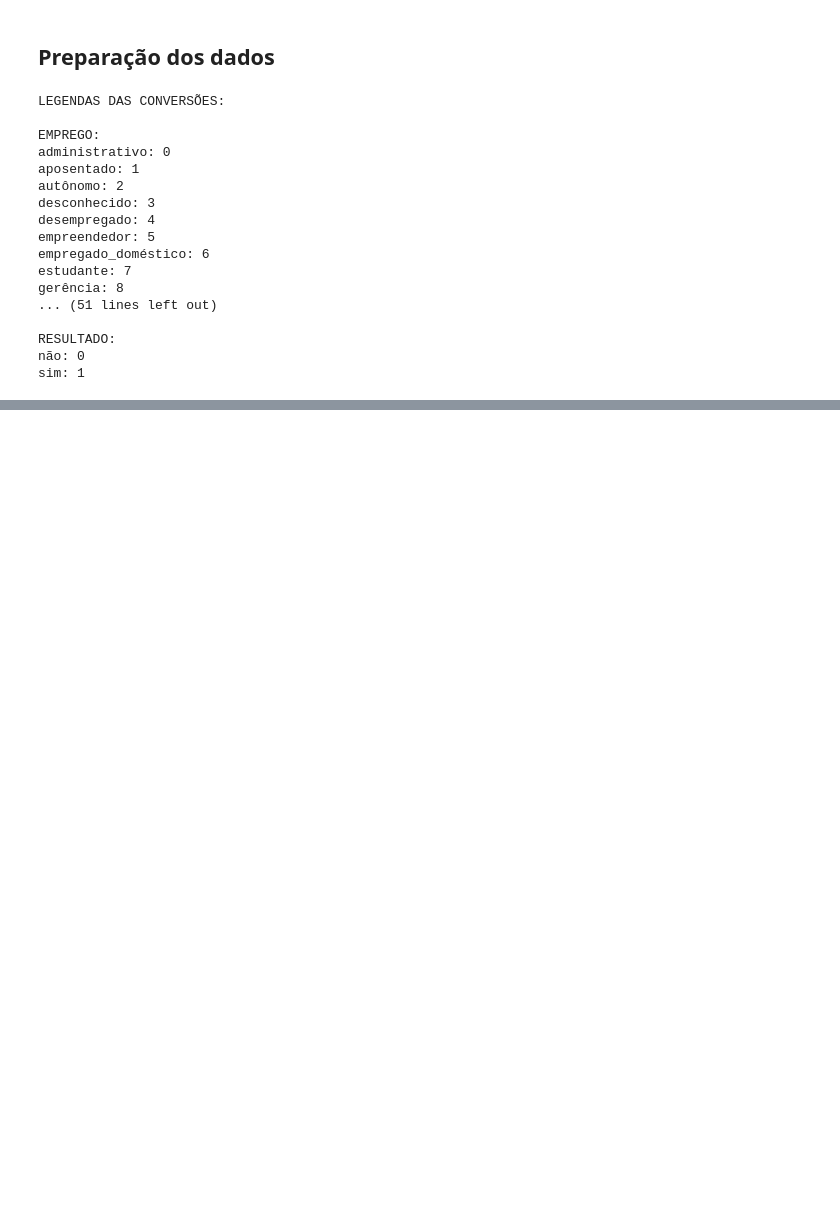
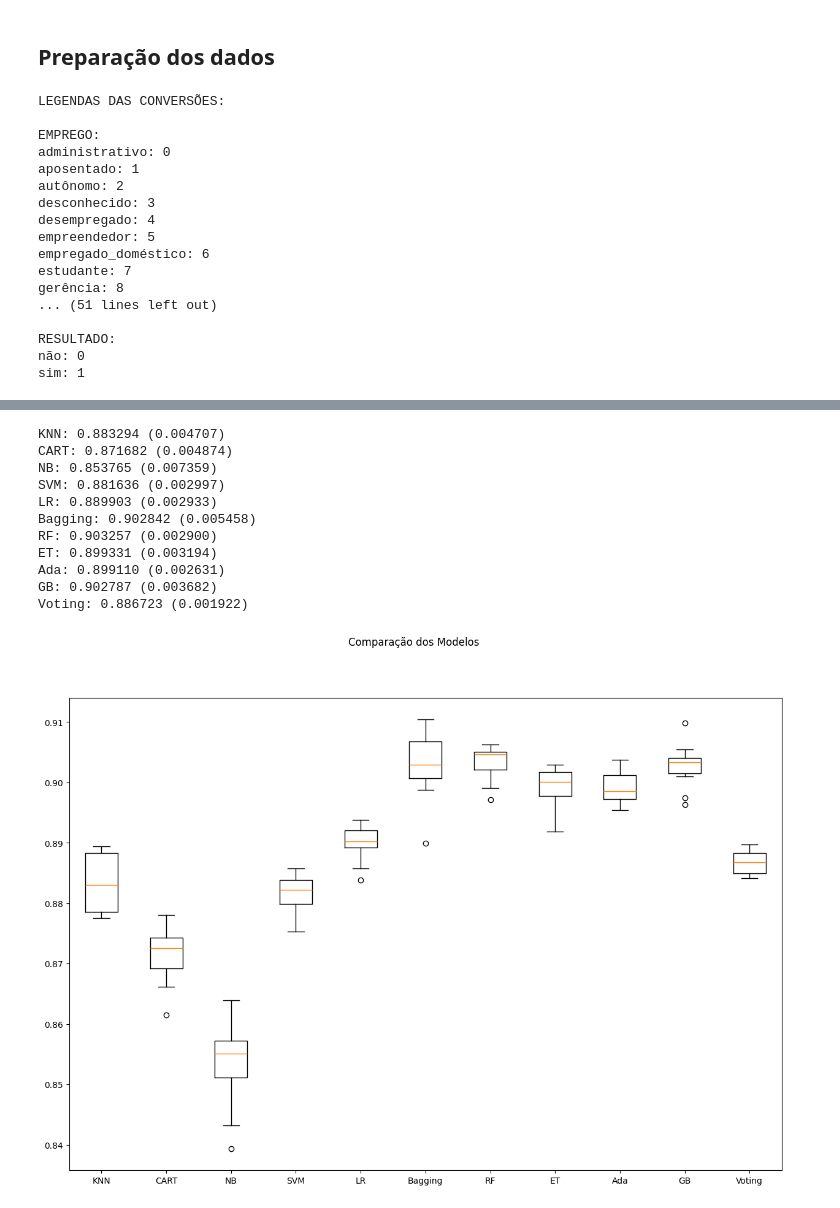
Before and after one commit to lucasdnk/MVP-puc, a Jupyter notebook: MVP.ipynb, the cells around one changed output, grey strips where cells are left out. Saved outputs shown, nothing was run; the diff lists cells and outputs as text; code cells hidden in the pictures; blank space fills up the shorter version.

```diff
--- a/MVP.ipynb
+++ b/MVP.ipynb
@@ -254,6 +268,7 @@ y = array[:,16] # classe (target)
 X_train, X_test, y_train, y_test = train_test_split(X, y, test_size=0.20, random_state=7) # faz a divisão
 
 # Criando os folds para a validação cruzada
+scoring = 'accuracy' # métrica de avaliação
 num_particoes = 10 # número de folds da validação cruzada
 kfold = KFold(n_splits=num_particoes, shuffle=True, random_state=7) # faz o particionamento em 10 folds
 # %%
@@ -296,5 +313,5 @@ plt.show()
 # %%
-model = KNeighborsClassifier()
+model = LogisticRegression(max_iter=200)
 model.fit(X_train, y_train)
 predictions = model.predict(X_test)
 print(accuracy_score(y_test, predictions))
@@ -324,12 +341,6 @@ plt.show()
 best_k = k_valores[k_scores.index(max(k_scores))]
 print(f'Melhor valor de K: {best_k}')
 print(f'Melhor acurácia: {max(k_scores):.4f}')
-
-# Treinando o modelo com o melhor K
-best_model = KNeighborsClassifier(n_neighbors=best_k)
-best_model.fit(X_train, y_train)
-predictions = best_model.predict(X_test)
-print(f'Acurácia no conjunto de teste: {accuracy_score(y_test, predictions):.4f}')
 # %% [output]
 [figure]
 Melhor valor de K: 29
@@ -337,0 +352,55 @@ Acurácia no conjunto de teste: 0.8943
+# %%
+# Definindo os parâmetros do classificador base para o BaggingClassifier
+base = DecisionTreeClassifier()
+num_trees = 100
+max_features = 3
+
+# Criando os modelos para o VotingClassifier
+bases = []
+model1 = LogisticRegression(max_iter=200)
+bases.append(('logistic', model1))
+model2 = KNeighborsClassifier(n_neighbors=best_k)
+bases.append(('KNN', model2))
+model3 = SVC()
+bases.append(('svm', model3))
+
+# Criando os ensembles e adicionando-os na lista de modelos
+models.append(('Bagging', BaggingClassifier(estimator=base, n_estimators=num_trees)))
+models.append(('RF', RandomForestClassifier(n_estimators=num_trees, max_features=max_features)))
+models.append(('ET', ExtraTreesClassifier(n_estimators=num_trees, max_features=max_features)))
+models.append(('Ada', AdaBoostClassifier(n_estimators=num_trees)))
+models.append(('GB', GradientBoostingClassifier(n_estimators=num_trees)))
+models.append(('Voting', VotingClassifier(bases)))
+
+# Listas para armazenar os resultados
+results = []
+names = []
+
+# Avaliação dos modelos
+for name, model in models:
+    cv_results = cross_val_score(model, X_train, y_train, cv=kfold, scoring=scoring)
+    results.append(cv_results)
+    names.append(name)
+    msg = "%s: %f (%f)" % (name, cv_results.mean(), cv_results.std())
+    print(msg)
+
+# Boxplot de comparação dos modelos
+fig = plt.figure(figsize=(15,10))
+fig.suptitle('Comparação dos Modelos')
+ax = fig.add_subplot(111)
+plt.boxplot(results)
+ax.set_xticklabels(names)
+plt.show()
+# %% [output]
+KNN: 0.883294 (0.004707)
+CART: 0.871682 (0.004874)
+NB: 0.853765 (0.007359)
+SVM: 0.881636 (0.002997)
+LR: 0.889903 (0.002933)
+Bagging: 0.902842 (0.005458)
+RF: 0.903257 (0.002900)
+ET: 0.899331 (0.003194)
+Ada: 0.899110 (0.002631)
+GB: 0.902787 (0.003682)
+Voting: 0.886723 (0.001922)
+[figure, added]
```
Also changed, not shown: parts of 13 cells of this notebook, 1 other file.
